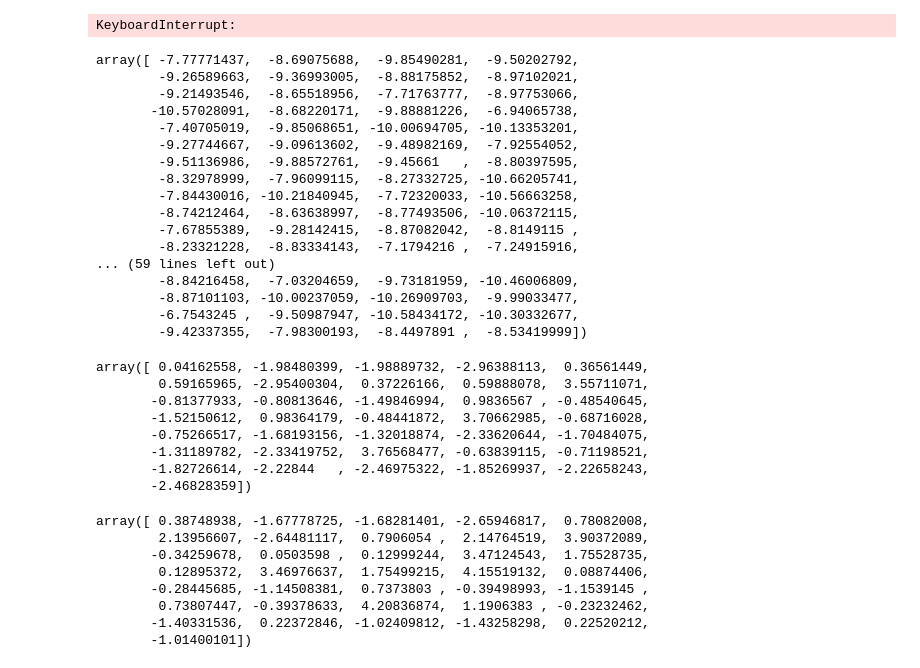
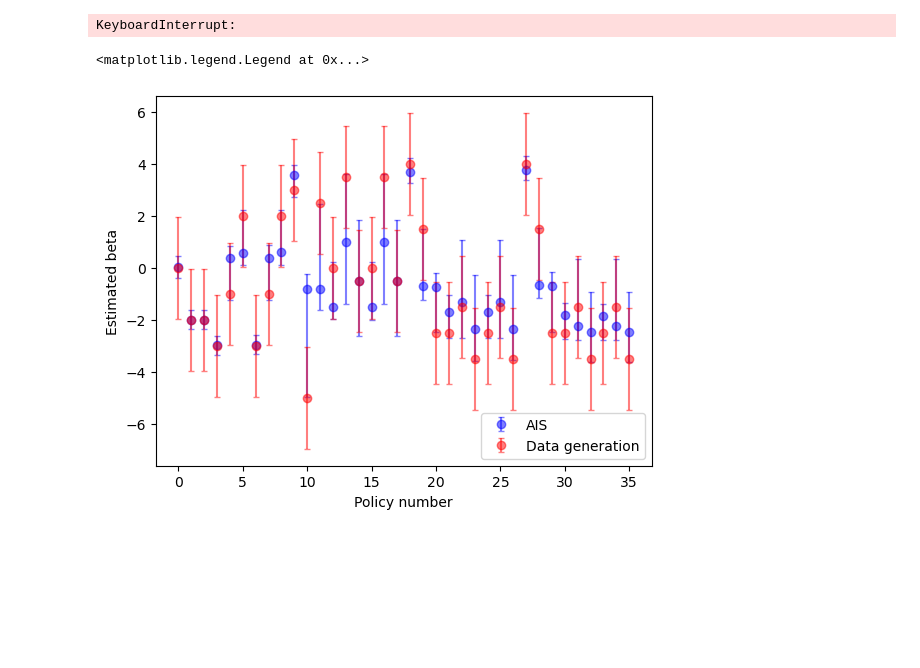
Before and after one commit to fyy2025/RHS-X, a Jupyter notebook: Code/AIS_quantile.ipynb, the cells around one changed output. Cells and saved outputs as stored; diff of their text form; code cells hidden in the pictures; blank space fills up the shorter version.

```diff
--- a/Code/AIS_quantile.ipynb
+++ b/Code/AIS_quantile.ipynb
@@ -176,7 +176,8 @@ score_s = AIS.make_score_s_expneg_raw(
     prior_logprob=lambda state: 0.0
 )
 # %%
-log_alpha = [score_s(A) for A in anchors]
+import math
+log_alpha = [math.log(max(1e-300, score_s(A))) for A in anchors]
 
 buckets = AIS.make_p0_buckets_weighted_S0(RPS_states, np.asarray(R,int), log_alpha,
                                       eps1=0.05, eps2=0.25, min_len=1)
@@ -516,22 +216,2 @@ def ais_quantiles_for_all_policies(ais_sample, alpha=0.95):
 # %%
 ais_samples = AIS.load_ais_from_jsonl("AIS_samples_test.jsonl")
-# %%
-ais_samples["logw"]
-# %% [output]
-array([ -7.77771437,  -8.69075688,  -9.85490281,  -9.50202792,
-        -9.26589663,  -9.36993005,  -8.88175852,  -8.97102021,
-        -9.21493546,  -8.65518956,  -7.71763777,  -8.97753066,
-       -10.57028091,  -8.68220171,  -9.88881226,  -6.94065738,
-        -7.40705019,  -9.85068651, -10.00694705, -10.13353201,
-        -9.27744667,  -9.09613602,  -9.48982169,  -7.92554052,
-        -9.51136986,  -9.88572761,  -9.45661   ,  -8.80397595,
-        -8.32978999,  -7.96099115,  -8.27332725, -10.66205741,
-        -7.84430016, -10.21840945,  -7.72320033, -10.56663258,
-        -8.74212464,  -8.63638997,  -8.77493506, -10.06372115,
-        -7.67855389,  -9.28142415,  -8.87082042,  -8.8149115 ,
-        -8.23321228,  -8.83334143,  -7.1794216 ,  -7.24915916,
-... (59 lines left out)
-        -8.84216458,  -7.03204659,  -9.73181959, -10.46006809,
-        -8.87101103, -10.00237059, -10.26909703,  -9.99033477,
-        -6.7543245 ,  -9.50987947, -10.58434172, -10.30332677,
-        -9.42337355,  -7.98300193,  -8.4497891 ,  -8.53419999])
@@ -553,5 +218,5 @@ beta_q95 = out["quantiles"]
 # %%
-AIS.ais_quantiles_for_all_policies(
+summ = AIS.ais_quantiles_for_all_policies(
     ais_samples,
     D, y,                     # D[:,0] = global policy id; y is (N,) or (N,1)
     M,
@@ -560,26 +225,32 @@ AIS.ais_quantiles_for_all_policies(
     R,                    # per-arm levels (len M)
     lattice_edges=None,
     mu0=0.0, kappa0=1.0, alpha0=2.0, beta0=2.0,
-    alpha=[0.025,0.5,0.975], # make this a vector
+    p=[0.025,0.5,0.975], # make this a vector
     seed=None
-)["quantiles"]
+)
-# %% [output]
-array([ 0.04162558, -1.98480399, -1.98889732, -2.96388113,  0.36561449,
-        0.59165965, -2.95400304,  0.37226166,  0.59888078,  3.55711071,
-       -0.81377933, -0.80813646, -1.49846994,  0.9836567 , -0.48540645,
-       -1.52150612,  0.98364179, -0.48441872,  3.70662985, -0.68716028,
-       -0.75266517, -1.68193156, -1.32018874, -2.33620644, -1.70484075,
-       -1.31189782, -2.33419752,  3.76568477, -0.63839115, -0.71198521,
-       -1.82726614, -2.22844   , -2.46975322, -1.85269937, -2.22658243,
-       -2.46828359])
-# %%
-beta_q95
-# %% [output]
-array([ 0.38748938, -1.67778725, -1.68281401, -2.65946817,  0.78082008,
-        2.13956607, -2.64481117,  0.7906054 ,  2.14764519,  3.90372089,
-       -0.34259678,  0.0503598 ,  0.12999244,  3.47124543,  1.75528735,
-        0.12895372,  3.46976637,  1.75499215,  4.15519132,  0.08874406,
-       -0.28445685, -1.14508381,  0.7373803 , -0.39498993, -1.1539145 ,
-        0.73807447, -0.39378633,  4.20836874,  1.1906383 , -0.23232462,
-       -1.40331536,  0.22372846, -1.02409812, -1.43258298,  0.22520212,
-       -1.01400101])
+# %%
+n_policies = len(all_policies)
+true_mu = np.empty(n_policies, dtype=float)
+true_var = np.empty(n_policies, dtype=float)
+for k, profile in enumerate(profiles):
+    policies_k = policies_profiles[k]
+
+    for idx, policy in enumerate(policies_k):
+        policy_idx = [i for i, x in enumerate(all_policies) if x == policy]
+
+        pool_id = pi_policies[k][idx]
+        mu_i = mu[k][pool_id]
+        var_i = var[k][pool_id]
+        true_mu[policy_idx[0]] = mu_i
+        true_var[policy_idx[0]] = var_i
+# %%
+plt.figure()
+plt.errorbar(range(36), summ["0.5"], yerr=[summ["0.5"]-summ["0.025"], summ["0.975"]-summ["0.5"]], fmt='o', capsize=2, color = 'blue', alpha = 0.5, label = 'AIS')
+plt.errorbar(range(36), true_mu, yerr=[1.96*np.sqrt(true_var), 1.96*np.sqrt(true_var)], fmt='o', capsize=2, color = 'red', alpha = 0.5, label = 'Data generation')
+plt.xlabel("Policy number")
+plt.ylabel("Estimated beta")
+
+plt.legend()
+# %% [output]
+<matplotlib.legend.Legend at 0x...>
+[figure, added]
```
Also changed, not shown: parts of 11 cells of this notebook, 7 other files.
